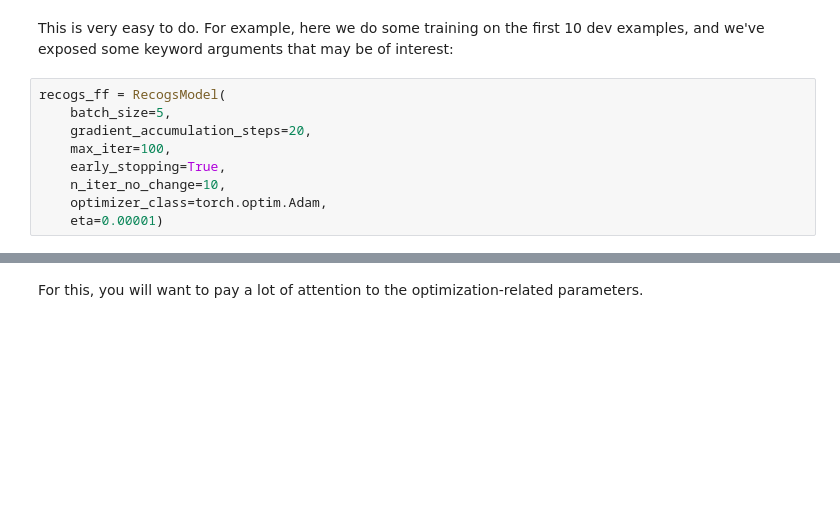
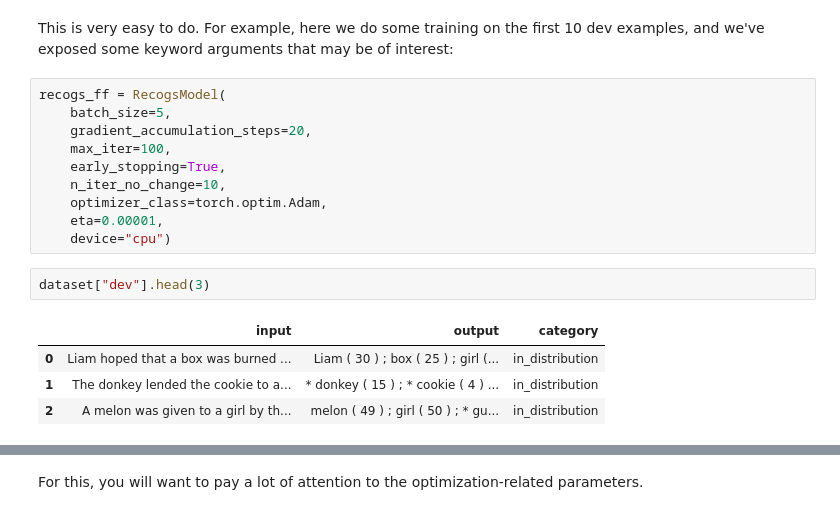
Before and after one commit to sindwerra/cs224uhw, a Jupyter notebook: cs224u/hw_recogs.ipynb, the cells around one changed output, grey strips where cells are left out. Drawn from its saved outputs; the diff is of its cells as text; blank space fills up the shorter version.

```diff
--- a/cs224u/hw_recogs.ipynb
+++ b/cs224u/hw_recogs.ipynb
@@ -987,4 +980,12 @@ recogs_ff = RecogsModel(
     early_stopping=True,
     n_iter_no_change=10,
     optimizer_class=torch.optim.Adam,
-    eta=0.00001)
+    eta=0.00001,
+    device="cpu")
+# %%
+dataset["dev"].head(3)
+# %% [output]
+|  | input | output | category |
+| 0 | Liam hoped that a box was burned ... | Liam ( 30 ) ; box ( 25 ) ; girl (... | in_distribution |
+| 1 | The donkey lended the cookie to a... | * donkey ( 15 ) ; * cookie ( 4 ) ... | in_distribution |
+| 2 | A melon was given to a girl by th... | melon ( 49 ) ; girl ( 50 ) ; * gu... | in_distribution |
```
Also changed, not shown: parts of 11 cells of this notebook.
